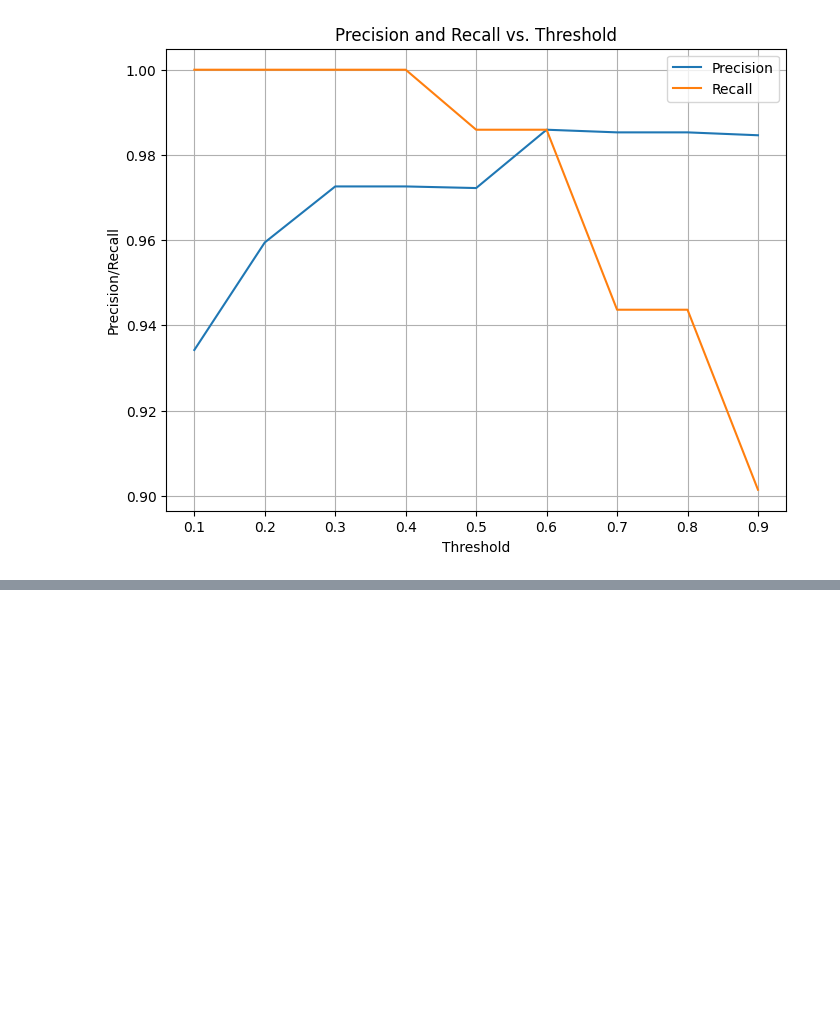
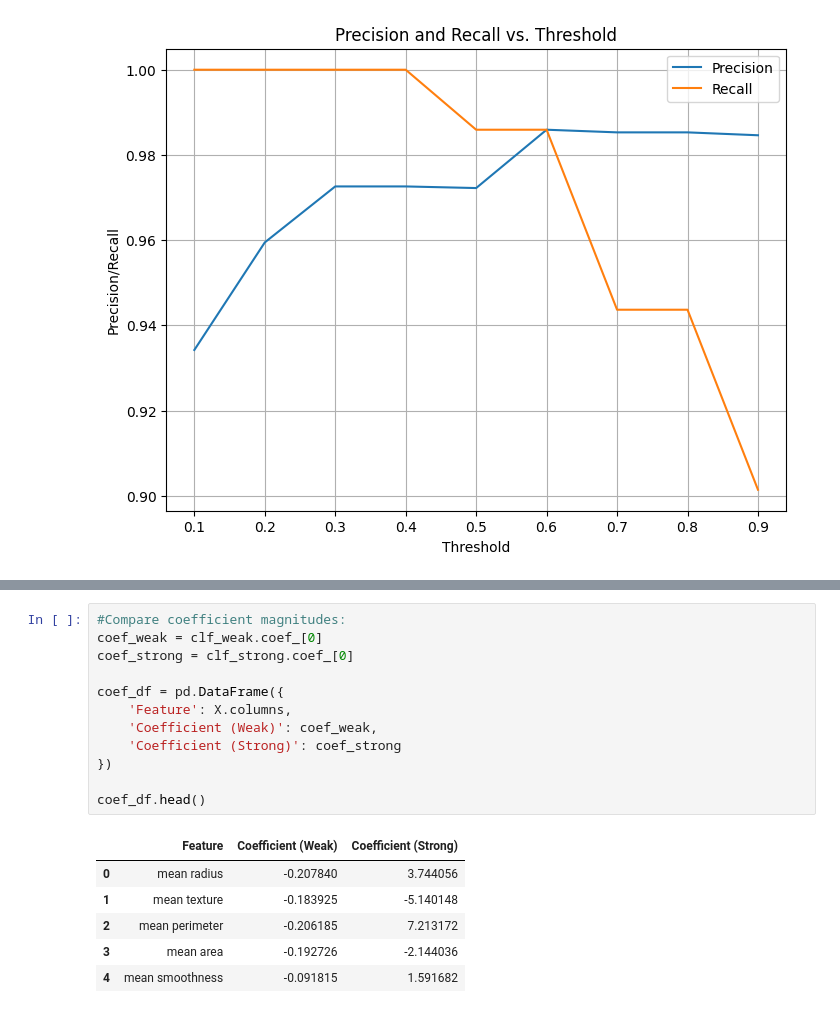
Before and after one commit to MuizSarwar/learnML, a Jupyter notebook: (Simple)Logistic_Regression.ipynb, the cells around one changed output, grey strips where cells are left out. Saved outputs shown, nothing was run; the diff lists cells and outputs as text; blank space fills up the shorter version.

```diff
--- a/(Simple)Logistic_Regression.ipynb
+++ b/(Simple)Logistic_Regression.ipynb
@@ -219,0 +231,19 @@ plt.show()
+# %%
+#Compare coefficient magnitudes:
+coef_weak = clf_weak.coef_[0]
+coef_strong = clf_strong.coef_[0]
+
+coef_df = pd.DataFrame({
+    'Feature': X.columns,
+    'Coefficient (Weak)': coef_weak,
+    'Coefficient (Strong)': coef_strong
+})
+
+coef_df.head()
+# %% [output]
+|  | Feature | Coefficient (Weak) | Coefficient (Strong) |
+| 0 | mean radius | -0.207840 | 3.744056 |
+| 1 | mean texture | -0.183925 | -5.140148 |
+| 2 | mean perimeter | -0.206185 | 7.213172 |
+| 3 | mean area | -0.192726 | -2.144036 |
+| 4 | mean smoothness | -0.091815 | 1.591682 |
```
Also changed, not shown: parts of 2 cells of this notebook.
